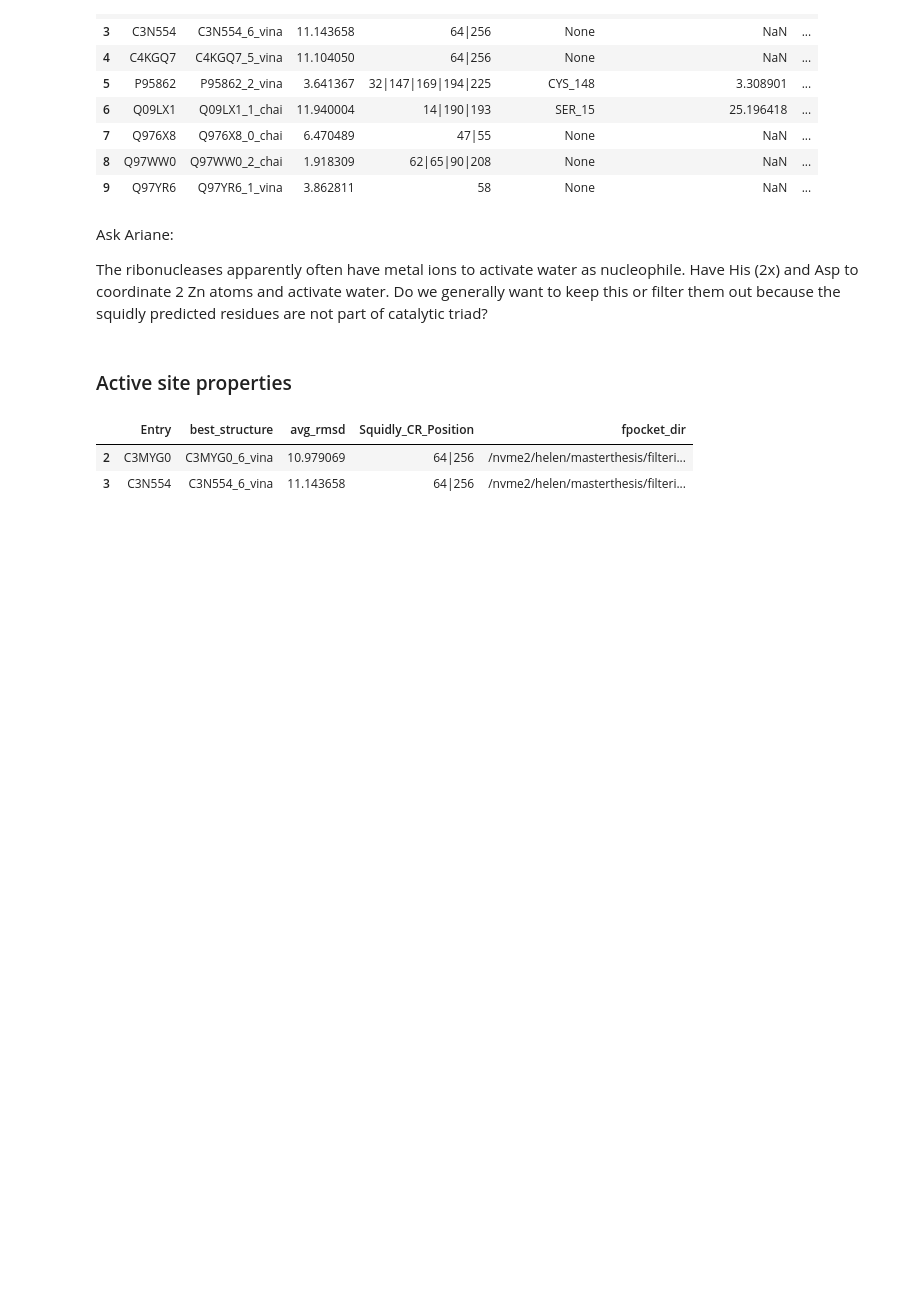
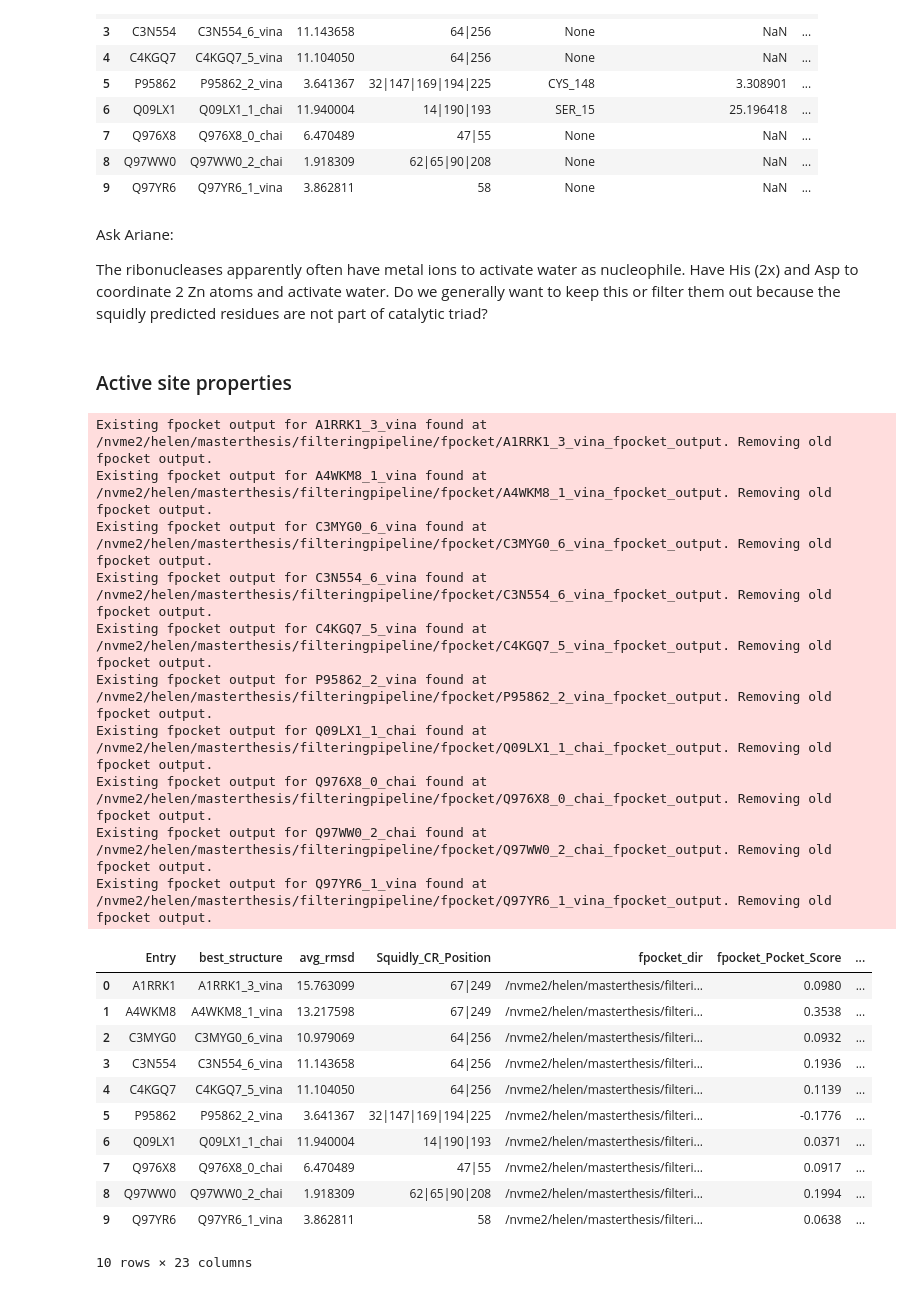
Before and after one commit to HelenSchmid/masterthesis, a Jupyter notebook: manuscript/N9_filtering_pipeline.ipynb, the cells around one changed output. Saved outputs shown, nothing was run; the diff lists cells and outputs as text; code cells hidden in the pictures; blank space fills up the shorter version.

Commit message:
Finish fpocket implementation

```diff
--- a/manuscript/N9_filtering_pipeline.ipynb
+++ b/manuscript/N9_filtering_pipeline.ipynb
@@ -550,22 +533,39 @@ Do we generally want to keep this or filter them out because the squidly predict
 # %%
 import os
 os.chdir('/nvme2/helen/masterthesis')
 from steps.fpocket_step import Fpocket
 from steps.save_step import Save
 import pandas as pd
 import os
 
 # Run in enzymetk environment
 df = pd.read_csv('/nvme2/helen/masterthesis/filteringpipeline/ligandRMSD/best_docked_structures.csv')
-df = df.iloc[2:4]
 output_dir = '/nvme2/helen/masterthesis/filteringpipeline/fpocket/'
 preparedfiles_dir = 'filteringpipeline/preparedfiles/'
 ligand_smiles = "O=P(OC1=CC=CC=C1)(OC2=CC=CC=C2)OC3=CC=CC=C3"
 pdb_col = 'vina_dir'
 
-
 df << (Fpocket(preparedfiles_dir, output_dir) >> Save(f'{output_dir}Fpocket-test.pkl'))
 # %% [output]
+Existing fpocket output for A1RRK1_3_vina found at /nvme2/helen/masterthesis/filteringpipeline/fpocket/A1RRK1_3_vina_fpocket_output. Removing old fpocket output.
+Existing fpocket output for A4WKM8_1_vina found at /nvme2/helen/masterthesis/filteringpipeline/fpocket/A4WKM8_1_vina_fpocket_output. Removing old fpocket output.
+Existing fpocket output for C3MYG0_6_vina found at /nvme2/helen/masterthesis/filteringpipeline/fpocket/C3MYG0_6_vina_fpocket_output. Removing old fpocket output.
+Existing fpocket output for C3N554_6_vina found at /nvme2/helen/masterthesis/filteringpipeline/fpocket/C3N554_6_vina_fpocket_output. Removing old fpocket output.
+Existing fpocket output for C4KGQ7_5_vina found at /nvme2/helen/masterthesis/filteringpipeline/fpocket/C4KGQ7_5_vina_fpocket_output. Removing old fpocket output.
+Existing fpocket output for P95862_2_vina found at /nvme2/helen/masterthesis/filteringpipeline/fpocket/P95862_2_vina_fpocket_output. Removing old fpocket output.
+Existing fpocket output for Q09LX1_1_chai found at /nvme2/helen/masterthesis/filteringpipeline/fpocket/Q09LX1_1_chai_fpocket_output. Removing old fpocket output.
+Existing fpocket output for Q976X8_0_chai found at /nvme2/helen/masterthesis/filteringpipeline/fpocket/Q976X8_0_chai_fpocket_output. Removing old fpocket output.
+Existing fpocket output for Q97WW0_2_chai found at /nvme2/helen/masterthesis/filteringpipeline/fpocket/Q97WW0_2_chai_fpocket_output. Removing old fpocket output.
+Existing fpocket output for Q97YR6_1_vina found at /nvme2/helen/masterthesis/filteringpipeline/fpocket/Q97YR6_1_vina_fpocket_output. Removing old fpocket output.
-|  | Entry | best_structure | avg_rmsd | Squidly_CR_Position | fpocket_dir |
-| 2 | C3MYG0 | C3MYG0_6_vina | 10.979069 | 64|256 | /nvme2/helen/masterthesis/filteri... |
-| 3 | C3N554 | C3N554_6_vina | 11.143658 | 64|256 | /nvme2/helen/masterthesis/filteri... |
+|  | Entry | best_structure | avg_rmsd | Squidly_CR_Position | fpocket_dir | fpocket_Pocket_Score | ... |
+| 0 | A1RRK1 | A1RRK1_3_vina | 15.763099 | 67|249 | /nvme2/helen/masterthesis/filteri... | 0.0980 | ... |
+| 1 | A4WKM8 | A4WKM8_1_vina | 13.217598 | 67|249 | /nvme2/helen/masterthesis/filteri... | 0.3538 | ... |
+| 2 | C3MYG0 | C3MYG0_6_vina | 10.979069 | 64|256 | /nvme2/helen/masterthesis/filteri... | 0.0932 | ... |
+| 3 | C3N554 | C3N554_6_vina | 11.143658 | 64|256 | /nvme2/helen/masterthesis/filteri... | 0.1936 | ... |
+| 4 | C4KGQ7 | C4KGQ7_5_vina | 11.104050 | 64|256 | /nvme2/helen/masterthesis/filteri... | 0.1139 | ... |
+| 5 | P95862 | P95862_2_vina | 3.641367 | 32|147|169|194|225 | /nvme2/helen/masterthesis/filteri... | -0.1776 | ... |
+| 6 | Q09LX1 | Q09LX1_1_chai | 11.940004 | 14|190|193 | /nvme2/helen/masterthesis/filteri... | 0.0371 | ... |
+| 7 | Q976X8 | Q976X8_0_chai | 6.470489 | 47|55 | /nvme2/helen/masterthesis/filteri... | 0.0917 | ... |
+| 8 | Q97WW0 | Q97WW0_2_chai | 1.918309 | 62|65|90|208 | /nvme2/helen/masterthesis/filteri... | 0.1994 | ... |
+| 9 | Q97YR6 | Q97YR6_1_vina | 3.862811 | 58 | /nvme2/helen/masterthesis/filteri... | 0.0638 | ... |
+10 rows × 23 columns
```
Also changed, not shown: parts of 3 cells of this notebook, 49 other files.
